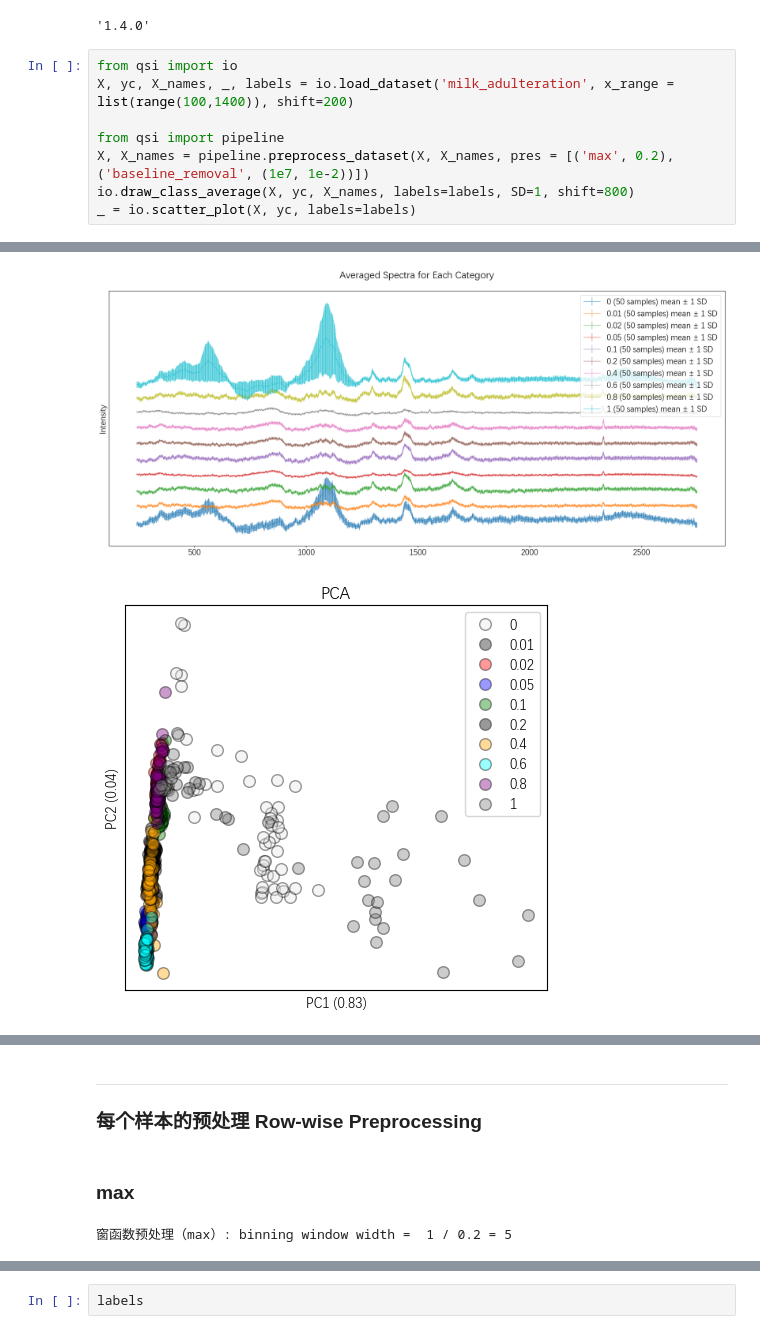
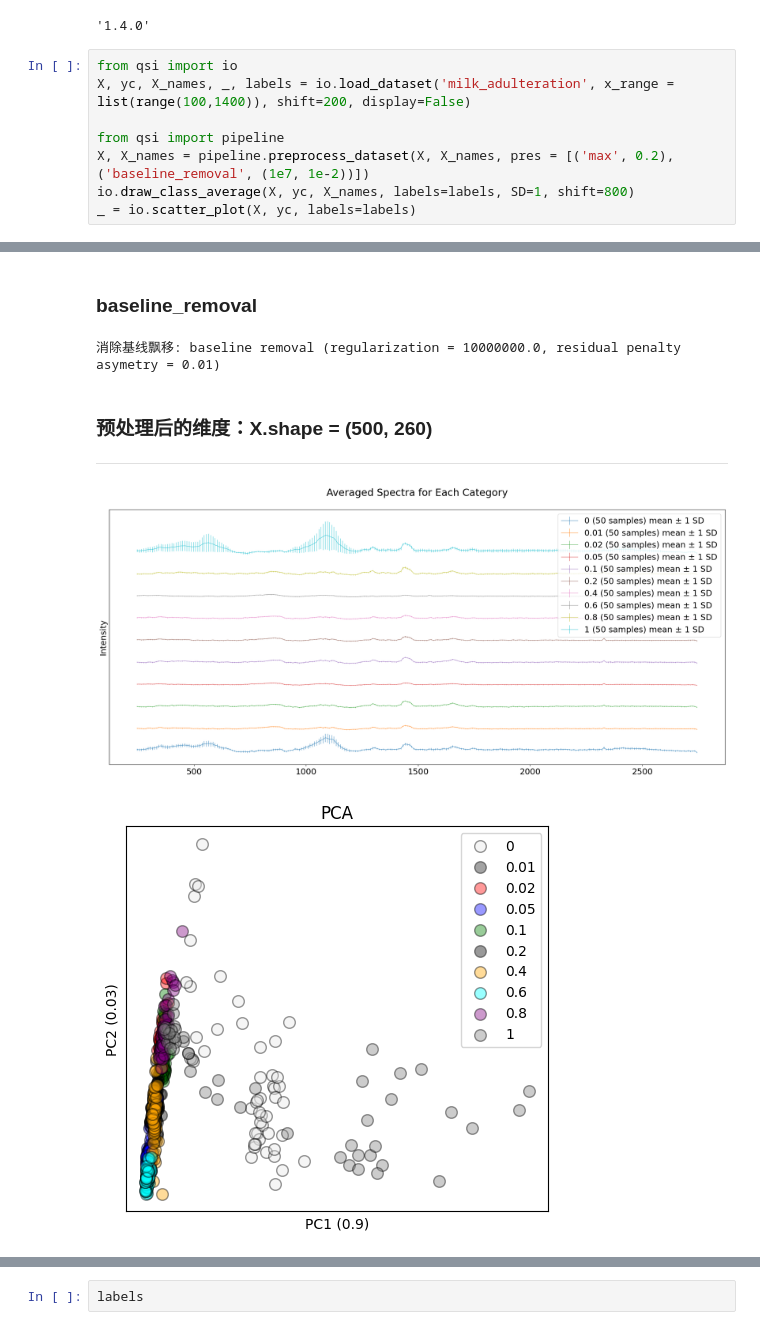
Before and after one commit to zhangys11/qsi-tk, a Jupyter notebook: notebook/regression-CO.ipynb, the cells around one changed output, grey strips where cells are left out. Drawn from its saved outputs; the diff is of its cells as text.

```diff
--- a/notebook/regression-CO.ipynb
+++ b/notebook/regression-CO.ipynb
@@ -51,7 +51,7 @@ qsi.__version__
 '1.4.0'
 # %%
 from qsi import io
-X, yc, X_names, _, labels = io.load_dataset('milk_adulteration', x_range = list(range(100,1400)), shift=200)
+X, yc, X_names, _, labels = io.load_dataset('milk_adulteration', x_range = list(range(100,1400)), shift=200, display=False)
 
 from qsi import pipeline
 X, X_names = pipeline.preprocess_dataset(X, X_names, pres = [('max', 0.2),('baseline_removal', (1e7, 1e-2))])
@@ -63,2 +84,5 @@ X.shape (500, 1300)  y.shape (500,)
+baseline_removal
+消除基线飘移: baseline removal (regularization = 10000000.0, residual penalty asymetry = 0.01)
+预处理后的维度：X.shape = (500, 260)
-[figure, old version]
+[figure, new version]
-[figure, old version]
+[figure, new version]
@@ -84,3 +88,0 @@ No module named 'rpy2'
-每个样本的预处理 Row-wise Preprocessing
-max
-窗函数预处理（max）: binning window width =  1 / 0.2 = 5
```
Also changed, not shown: parts of 10 cells of this notebook, 2 other files.
